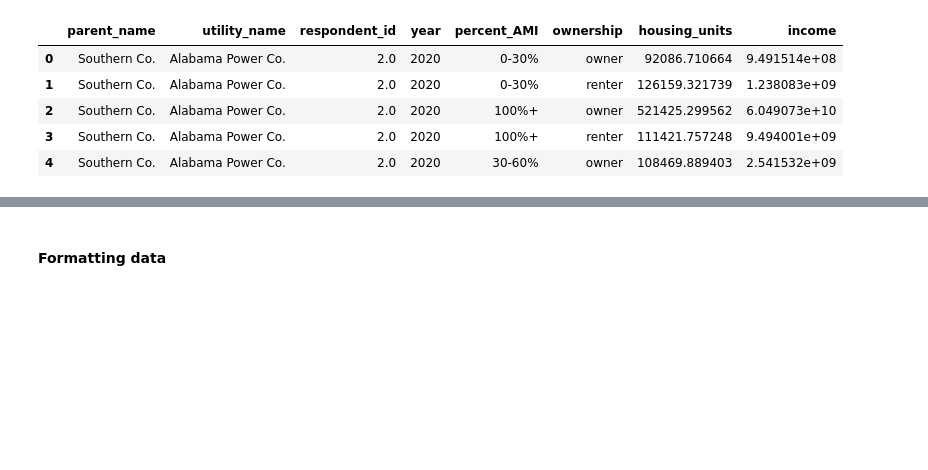
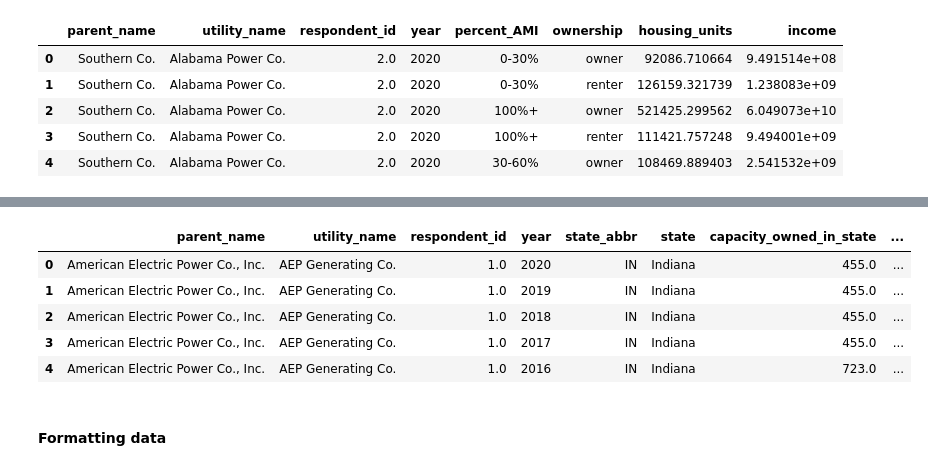
Before and after one commit to 2elle2/rmi-project, a Jupyter notebook: model/02_data_processing.ipynb, the cells around one changed output, grey strips where cells are left out. Cells and saved outputs as stored; diff of their text form; code cells hidden in the pictures; blank space fills up the shorter version.

```diff
--- a/model/02_data_processing.ipynb
+++ b/model/02_data_processing.ipynb
@@ -17,7 +17,8 @@ exp_df = pd.read_csv(os.path.join(input_dir, 'expenditure_bills_burden.csv'))
 hui_df = pd.read_csv(os.path.join(input_dir, 'housing_units_income.csv'))
 aei_df = pd.read_csv(os.path.join(input_dir, 'assets_earnings_investments.csv'))
 sales_df = pd.read_csv(os.path.join(input_dir, 'customers_sales.csv'))
-rps_df = pd.read_cs
+rps_df = pd.read_csv(os.path.join(input_dir, 'state_targets.csv'))
+usm_df = pd.read_csv(os.path.join(input_dir, 'utility_state_map.csv'))
 # %%
 exp_df.head()
 # %% [output]
@@ -57,3 +67,12 @@ sales_df.head()
+# %%
+usm_df.head()
+# %% [output]
+|  | parent_name | utility_name | respondent_id | year | state_abbr | state | capacity_owned_in_state | ... |
+| 0 | American Electric Power Co., Inc. | AEP Generating Co. | 1.0 | 2020 | IN | Indiana | 455.0 | ... |
+| 1 | American Electric Power Co., Inc. | AEP Generating Co. | 1.0 | 2019 | IN | Indiana | 455.0 | ... |
+| 2 | American Electric Power Co., Inc. | AEP Generating Co. | 1.0 | 2018 | IN | Indiana | 455.0 | ... |
+| 3 | American Electric Power Co., Inc. | AEP Generating Co. | 1.0 | 2017 | IN | Indiana | 455.0 | ... |
+| 4 | American Electric Power Co., Inc. | AEP Generating Co. | 1.0 | 2016 | IN | Indiana | 723.0 | ... |
 # %% [markdown]
 #### Formatting data
 # %% [markdown]
```
Also changed, not shown: parts of 14 cells of this notebook, 1 other file.
